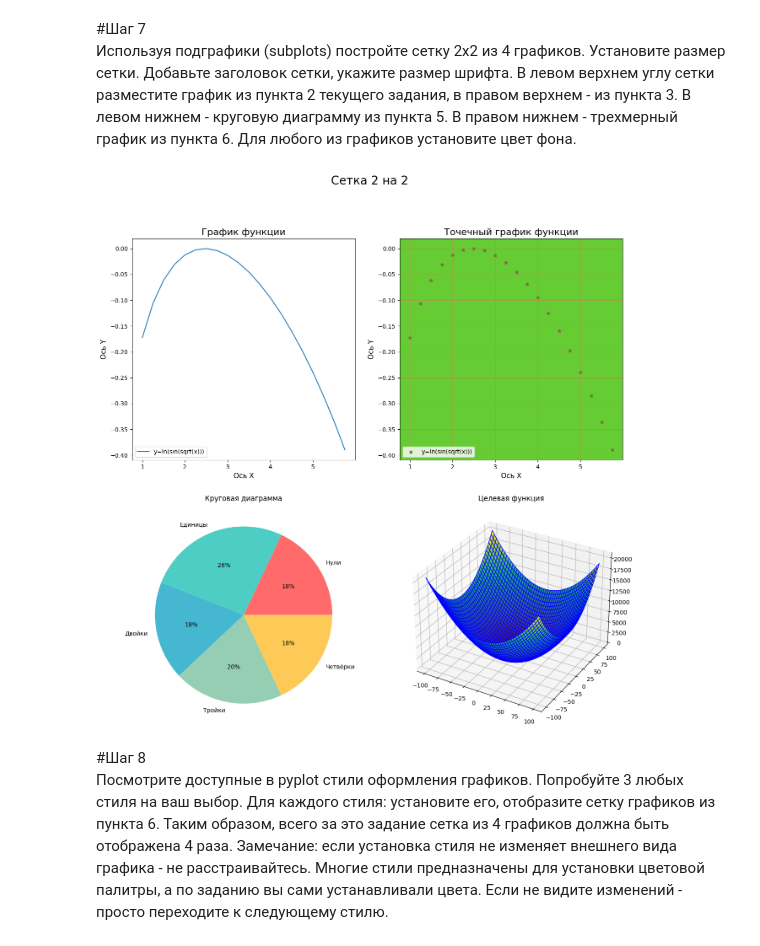
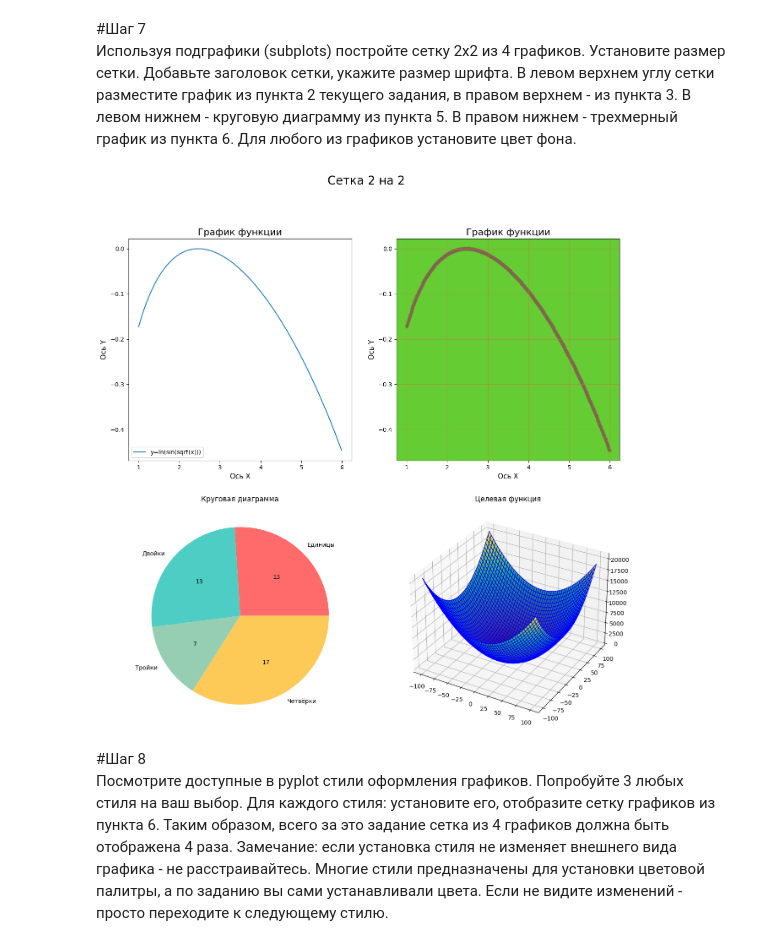
Before and after one commit to Nikitososs/pysososs, a Jupyter notebook: task4/task4.ipynb, the cells around one changed output. Saved outputs shown, nothing was run; the diff lists cells and outputs as text; code cells hidden in the pictures.

```diff
--- a/task4/task4.ipynb
+++ b/task4/task4.ipynb
@@ -10,7 +10,8 @@
 import numpy as np
 import scipy as sc
 
-dots = np.arange(1, 6, 0.25)
+dots = np.arange(1, 6, 0.01)
+print(len(dots))
 def f(x): return np.log(np.sin(np.sqrt(x)))
 result = [f(x) for x in dots]
 print(*result)
@@ -87,17 +89,18 @@ plt.show()
 обеих диаграмм укажите множество используемых цветов (для
 раскраски секторов и столбцов).
 # %%
-vec = sc.stats.uniform.rvs(0, 5, 50).astype(int)
+vec = sc.stats.uniform.rvs(1, 4, 50).astype(int)
 data = np.unique(vec, return_counts=True)
 
-labels=["Нули", "Единицы", "Двойки", "Тройки", "Четвёрки"]
-colors = ['#ff6b6b', '#4ecdc4', '#45b7d1', '#96ceb4', '#feca57']
+labels=["Единицы", "Двойки", "Тройки", "Четвёрки"]
+colors = ['#ff6b6b', '#4ecdc4', '#45b7d1', '#feca57']
 
-plt.pie(data[1], labels=labels, autopct='%.0f%%', colors=colors)
+plt.pie(data[1], labels=labels, autopct= lambda pct: f'{int(round(pct*sum(data[1])/100.0))}', colors=colors)
 plt.title("Круговая диаграмма")
 plt.show()
 
 plt.bar(labels, data[1], color=colors)
+
 plt.title("Столбчатая диаграмма")
 plt.show()
 # %% [output]
@@ -144,37 +220,55 @@ plt.show()
 # %%
 def step_7():
     fig, ((ax1, ax2), (ax3, ax4)) = plt.subplots(2, 2, figsize=(15, 15))
     fig.suptitle("Сетка 2 на 2", fontsize=20)
 
-    ax1.plot(dots, result, label="y=ln(sin(sqrt(x)))")
-    ax1.set_title("График функции").set_fontsize(16)
-    ax1.set_xlabel('Ось X').set_fontsize(12)
-    ax1.set_ylabel('Ось Y').set_fontsize(12)
-    ax1.legend(loc="lower left")
-
-    ax2.scatter(dots, result, label="y=ln(sin(sqrt(x)))", marker="*", color=(0.5, 0.4, 0.3))
-    ax2.set_title("Точечный график функции").set_fontsize(16)
-    ax2.set_xlabel('Ось X').set_fontsize(12)
-    ax2.set_ylabel('Ось Y').set_fontsize(12)
-    ax2.legend(loc="lower left")
-    ax2.grid(True, color=(0.9, 0.4, 0.3), alpha=0.5)
-    ax2.set_facecolor(color=(0.4, 0.8, 0.2))
-
-    labels=["Нули", "Единицы", "Двойки", "Тройки", "Четвёрки"]
-    colors = ['#ff6b6b', '#4ecdc4', '#45b7d1', '#96ceb4', '#feca57']
-    ax3.pie(data[1], labels=labels, autopct='%.0f%%', colors=colors)
-    ax3.set_title("Круговая диаграмма")
-
-    fig.delaxes(ax4)
-    ax4 = fig.add_subplot(2, 2, 4, projection='3d')
-    ax4.plot_surface(X, Y, Z, color="b", cmap='viridis')
-    ax4.set_title("Целевая функция")
-
+    make_plt(
+        plot_type="plot",
+        ax=ax1,
+        display_data=(dots, result),
+        title=TextOptions("График функции", 16),
+        x_label=TextOptions('Ось X', 12),
+        y_label=TextOptions('Ось Y', 12),
+        label="y=ln(sin(sqrt(x)))",
+        legend_loc="lower left"
+    )
+    make_plt(
+        plot_type="scatter",
+        ax=ax2,
+        display_data=(dots, result),
+        title=TextOptions("График функции", 16),
+        x_label=TextOptions('Ось X', 12),
+        y_label=TextOptions('Ось Y', 12),
+        marker="*",
+        color=(0.5, 0.4, 0.3),
+        grid=GridOptions(True, color=(0.9, 0.4, 0.3), alpha=0.5),
+        face_color=(0.4, 0.8, 0.2)
+    )
+    make_plt(
+        plot_type="pie",
+        ax=ax3,
+        display_data=data[1],
+        title=TextOptions("Круговая диаграмма", 16),
+        x_label=TextOptions('Ось X', 12),
+        y_label=TextOptions('Ось Y', 12),
+        labels = ["Единицы", "Двойки", "Тройки", "Четвёрки"],
+        colors = ['#ff6b6b', '#4ecdc4', '#96ceb4', '#feca57'],
+        autopct = lambda pct: f'{int(round(pct*sum(data[1])/100.0))}'
+    )
+    make_plt(
+        plot_type="surface",
+        ax=ax4,
+        figure=fig,
+        display_data=(X,Y,Z),
+        title=TextOptions("Целевая функция"),
+        color="b",
+        cmap='viridis'
+    )
     plt.show()
 
 step_7()
 # %% [output]
-[figure, old version]
+[figure, new version]
 # %% [markdown]
 #Шаг 8
 Посмотрите доступные в pyplot стили оформления графиков.
```
Also changed, not shown: parts of 8 cells of this notebook.
